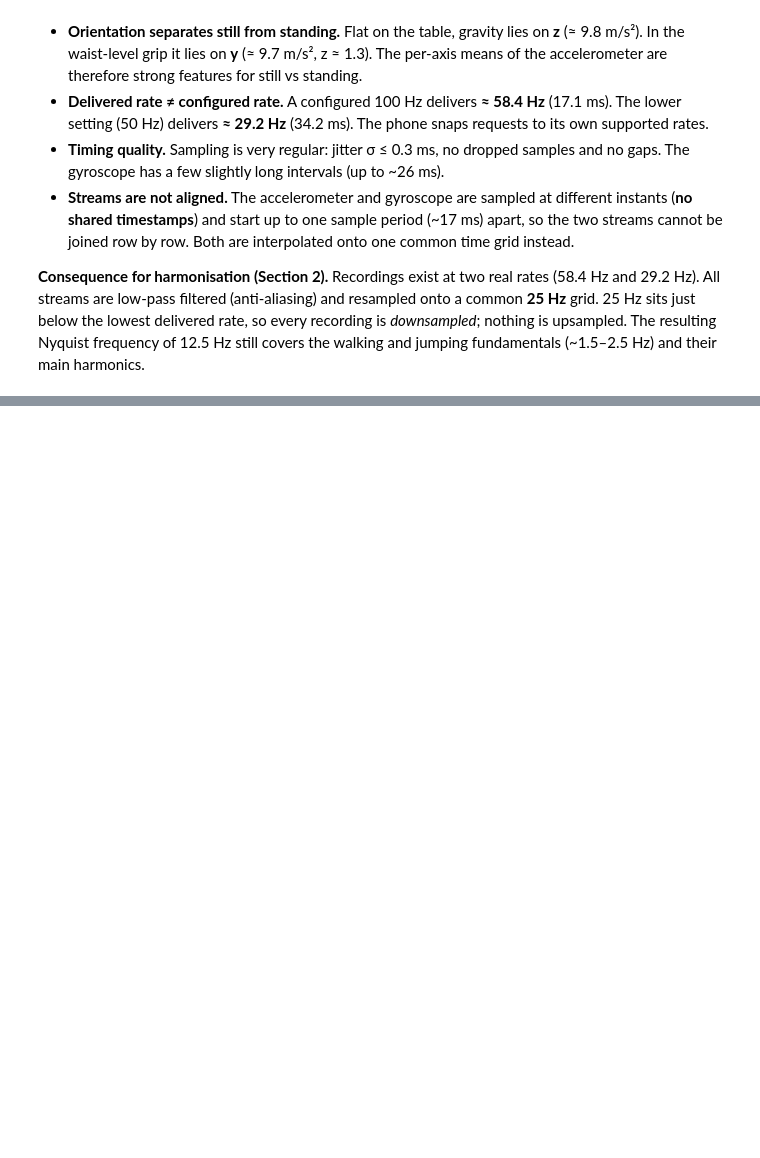
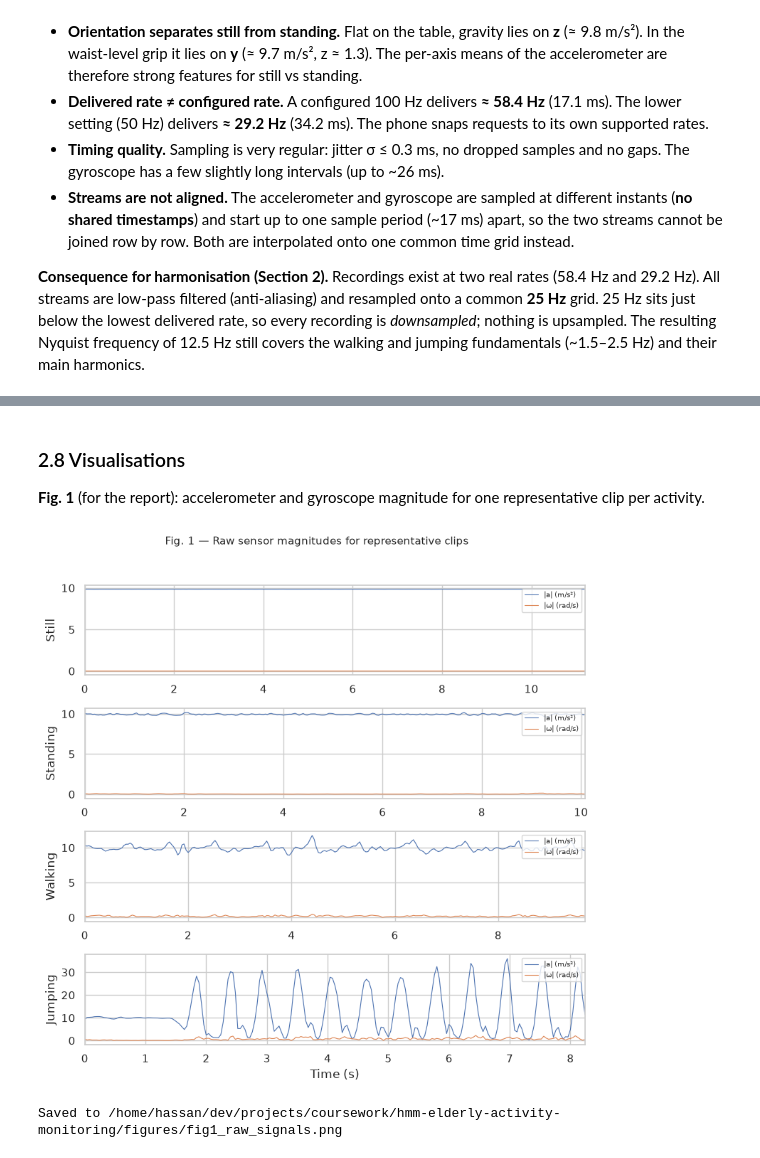
Before and after one commit to Hassan-Adelani-Luqman/hmm-elderly-activity-monitoring, a Jupyter notebook: notebooks/hmm_activity_recognition.ipynb, the cells around one changed output, grey strips where cells are left out. Cells and saved outputs as stored; diff of their text form; code cells hidden in the pictures; blank space fills up the shorter version.

Commit message:
feat(notebook): add preprocessing, 25 Hz resampling, clip trimming and session labelling

```diff
--- a/notebooks/hmm_activity_recognition.ipynb
+++ b/notebooks/hmm_activity_recognition.ipynb
@@ -223,0 +458,15 @@ orientation
+# %%
+dur_per_activity = {a: 0.0 for a in ACTIVITIES}
+
+for pc in processed_clips:
+    dur_per_activity[pc["activity"]] += pc["duration"]
+
+for ps in processed_sessions:
+    for activity in ACTIVITIES:
+        n = (ps["df"]["activity"] == activity).sum()
+        dur_per_activity[activity] += n / TARGET_FS
+
+print("Activity durations (clips + sessions):")
+for activity in ACTIVITIES:
+    s = "✓" if dur_per_activity[activity] >= 90 else "✗ BELOW 90s"
+    print(f"  {activity:10s}: {dur_per_activity[activity]:6.0f}s  {s}")
@@ -223,0 +526,44 @@ orientation
+# %% [markdown]
+### 2.8 Visualisations
+
+**Fig. 1** (for the report): accelerometer and gyroscope magnitude for one representative clip per activity.
+# %%
+def acc_mag(df):
+    """Accelerometer magnitude |a| from a processed DataFrame."""
+    return np.sqrt(df["acc_x"]**2 + df["acc_y"]**2 + df["acc_z"]**2)
+
+def gyro_mag(df):
+    """Gyroscope magnitude |w| from a processed DataFrame."""
+    return np.sqrt(df["gyro_x"]**2 + df["gyro_y"]**2 + df["gyro_z"]**2)
+
+
+# ── Fig. 1: one representative clip per activity ──
+fig, axes = plt.subplots(4, 1, figsize=(8, 8), sharex=False)
+rep_clips = {
+    "still": "still_03", "standing": "standing_03",
+    "walking": "walking_03", "jumping": "jumping_03",
+}
+
+for ax, activity in zip(axes, ACTIVITIES):
+    name = rep_clips[activity]
+    pc = next(p for p in processed_clips if p["name"] == name)
+    df = pc["df"]
+    t = df["t"] - df["t"].iloc[0]
+    ax.plot(t, acc_mag(df), label="|a| (m/s²)", linewidth=0.8)
+    ax.plot(t, gyro_mag(df), label="|ω| (rad/s)", linewidth=0.8)
+    ax.set_ylabel(activity.capitalize())
+    ax.legend(loc="upper right", fontsize=7)
+    ax.set_xlim(0, t.iloc[-1])
+
+axes[-1].set_xlabel("Time (s)")
+fig.suptitle(
+    "Fig. 1 — Raw sensor magnitudes for representative clips",
+    fontsize=11, y=0.98,
+)
+fig.tight_layout(rect=[0, 0, 1, 0.96])
+fig.savefig(FIG_DIR / "fig1_raw_signals.png", dpi=200, bbox_inches="tight")
+plt.show()
+print(f"Saved to {FIG_DIR / 'fig1_raw_signals.png'}")
+# %% [output]
+[figure, added]
+Saved to /home/hassan/dev/projects/coursework/hmm-elderly-activity-monitoring/figures/fig1_raw_signals.png
```
Also changed, not shown: parts of 22 cells of this notebook.
